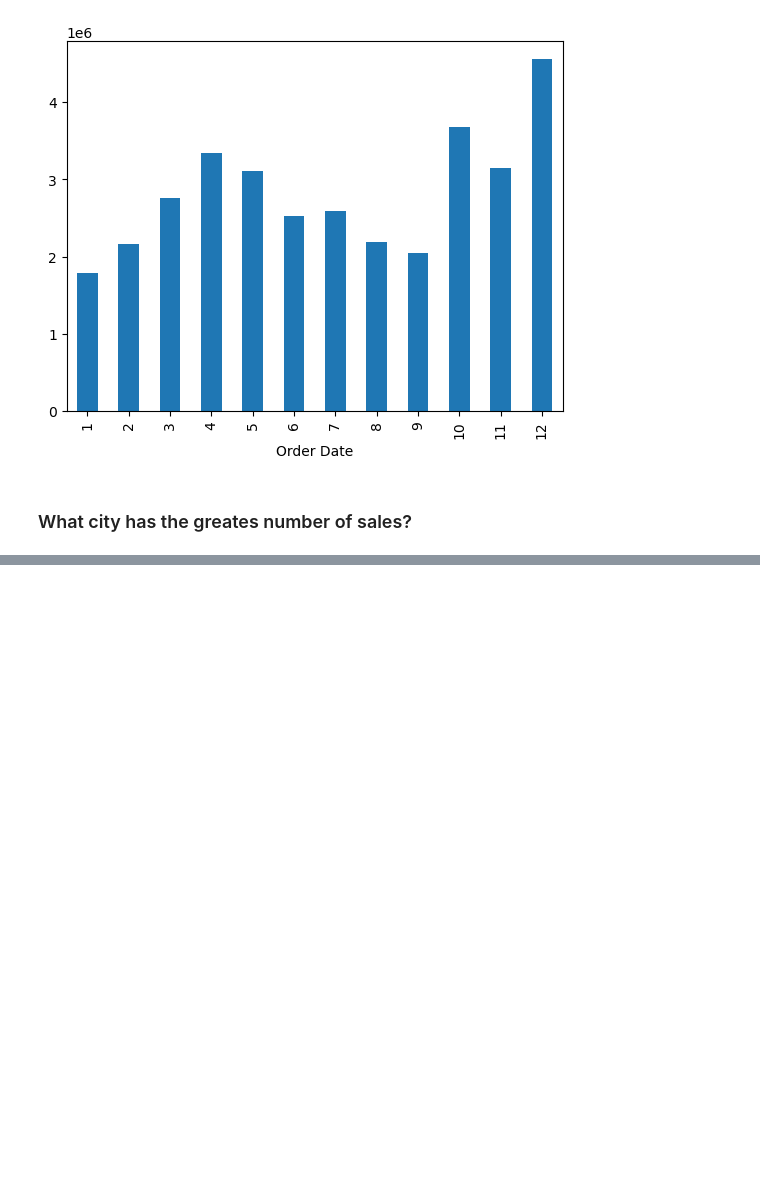
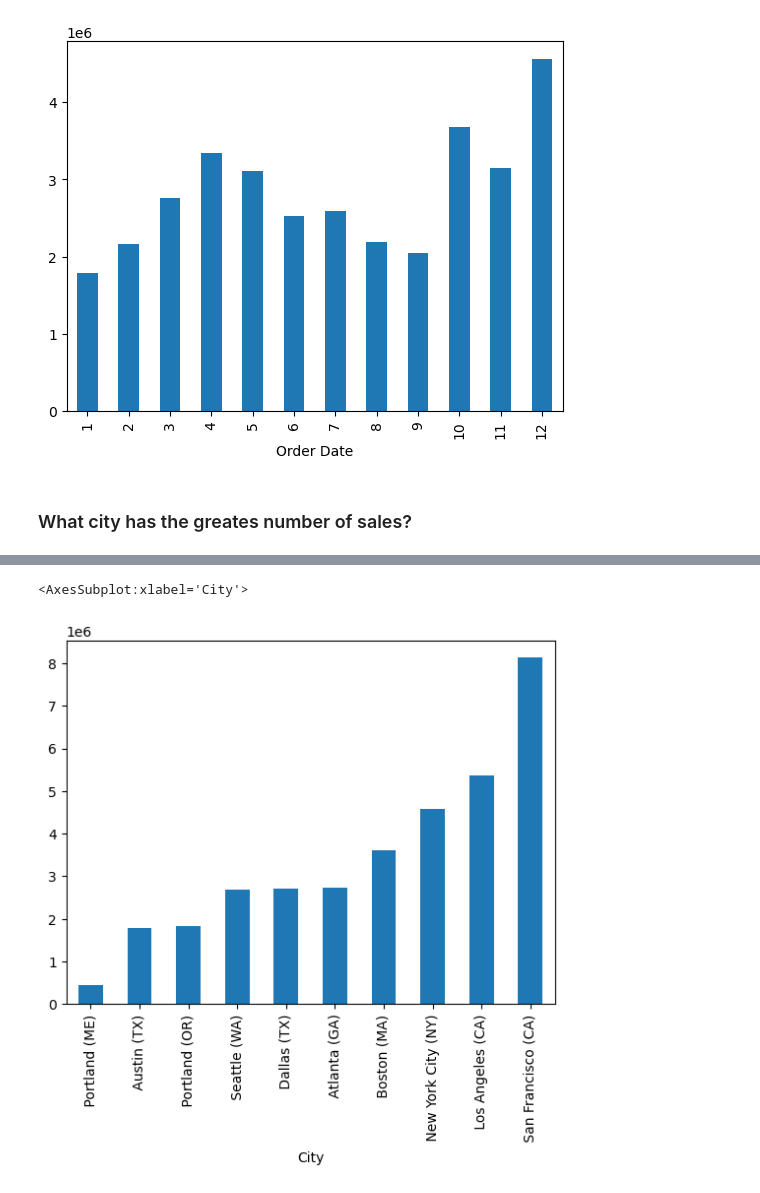
Before and after one commit to SergioMoraCodes/Pandas-Data-Science-Tasks, a Jupyter notebook: SalesAnalysis/Analysis.ipynb, the cells around one changed output, grey strips where cells are left out. Cells and saved outputs as stored; diff of their text form; code cells hidden in the pictures; blank space fills up the shorter version.

Commit message:
second question solve, what city has the greatest number of sales

```diff
--- a/SalesAnalysis/Analysis.ipynb
+++ b/SalesAnalysis/Analysis.ipynb
@@ -75,4 +67,4 @@ monthly.plot.bar()
 # %% [markdown]
 ### What city has the greates number of sales?
 # %%
-df['Purchase Address'] = df['Purchase Address'].astype('|S') #convert the object type into string
+df['Purchase Address'] = df['Purchase Address'].astype('string') #convert the object type into string
@@ -79,2 +77,5 @@ df['Purchase Address'] = df['Purchase Address'].astype('|S') #convert the object
 # %%
-ooeojdaifjaefafjo
+#df['City'] = df['Purchase Address'].str.split(',').str[1]
+df['City'] = df['Purchase Address'].apply(lambda x: x.split(',')[1] + ' (' + x.split(',')[2].split(' ')[1] + ')')
+cities = df.groupby(df['City'])['Total'].sum()
+cities.sort_values()
@@ -80,0 +95,5 @@ ooeojdaifjaefafjo
+# %%
+cities.sort_values().plot.bar()
+# %% [output]
+<AxesSubplot:xlabel='City'>
+[figure, added]
```
Also changed, not shown: parts of 6 cells of this notebook.
